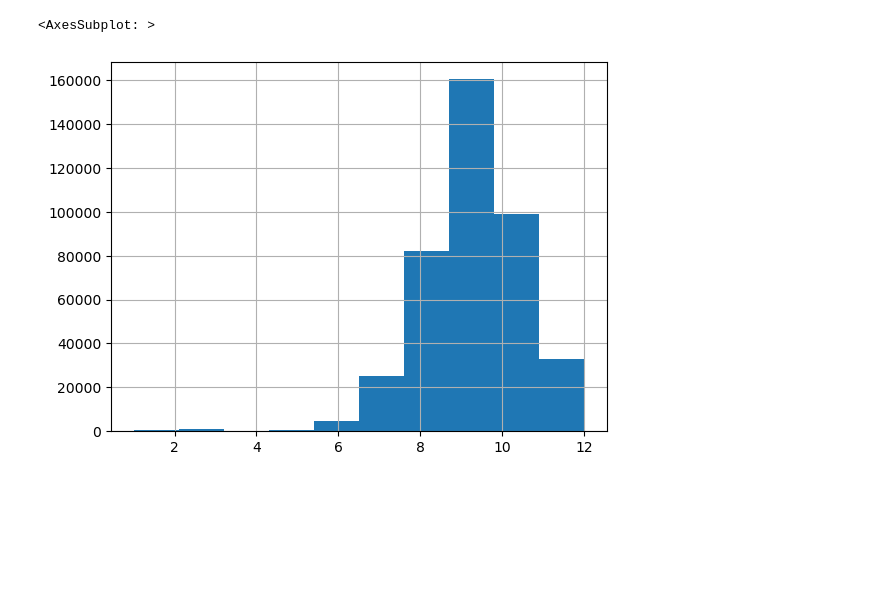
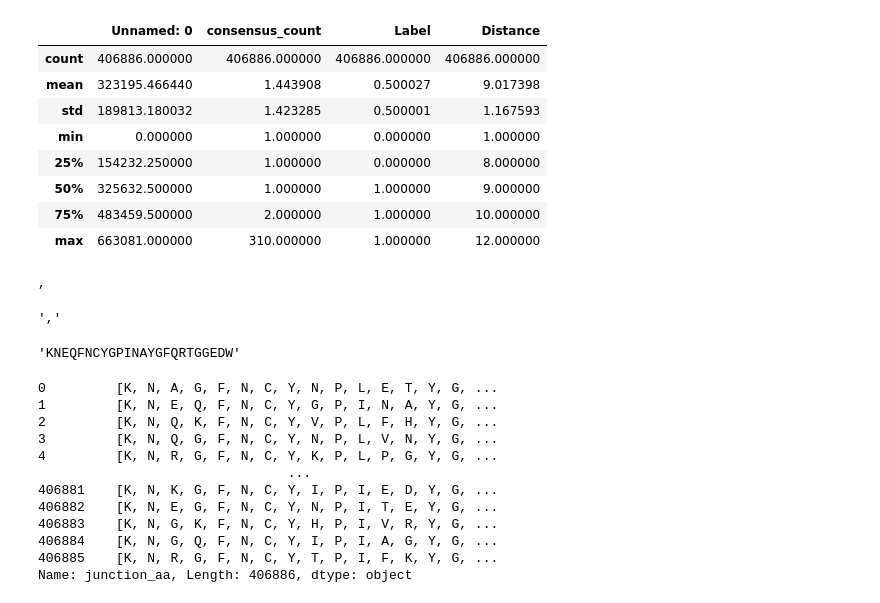
Before and after one commit to Fulmenius/Bioinformatics-Institute, a Jupyter notebook: Project/Train:Test Sequences/RNN_recon.ipynb, the cells around one changed output. Drawn from its saved outputs; the diff is of its cells as text; code cells hidden in the pictures; blank space fills up the shorter version.

```diff
--- a/Project/Train:Test Sequences/RNN_recon.ipynb
+++ b/Project/Train:Test Sequences/RNN_recon.ipynb
@@ -30,7 +30,57 @@ class ACE2Dataset(Dataset):
 ace2_dataset = ACE2Dataset('ACE2_train_data.csv')
 ace2_dataloader = DataLoader(ace2_dataset, batch_size=32, shuffle=True)
 # %%
-data.Distance.hist()
+data.describe()
 # %% [output]
-<AxesSubplot: >
-[figure, removed]
+|  | Unnamed: 0 | consensus_count | Label | Distance |
+| count | 406886.000000 | 406886.000000 | 406886.000000 | 406886.000000 |
+| mean | 323195.466440 | 1.443908 | 0.500027 | 9.017398 |
+| std | 189813.180032 | 1.423285 | 0.500001 | 1.167593 |
+| min | 0.000000 | 1.000000 | 0.000000 | 1.000000 |
+| 25% | 154232.250000 | 1.000000 | 0.000000 | 8.000000 |
+| 50% | 325632.500000 | 1.000000 | 1.000000 | 9.000000 |
+| 75% | 483459.500000 | 2.000000 | 1.000000 | 10.000000 |
+| max | 663081.000000 | 310.000000 | 1.000000 | 12.000000 |
+# %%
+import csv
+
+# read in the first few lines of the file
+with open('ACE2_train_data.csv', 'r') as f:
+    first_lines = [f.readline() for _ in range(10)]
+
+# use csv.Sniffer to determine the delimiter
+dialect = csv.Sniffer().sniff('\n'.join(first_lines))
+
+print(dialect.delimiter)
+
+# use the dialect object to read in the file
+#with open('ACE2_train_data.csv', 'r') as f:
+#    reader = csv.reader(f, dialect=dialect)
+#    for row in reader:
+#        # do something with the row data
+#        print(row)
+# %% [output]
+,
+# %%
+dialect.delimiter
+# %% [output]
+','
+# %%
+data.iloc[1, 1]
+# %% [output]
+'KNEQFNCYGPINAYGFQRTGGEDW'
+# %%
+data.iloc[:, 1].apply(list)
+# %% [output]
+0         [K, N, A, G, F, N, C, Y, N, P, L, E, T, Y, G, ...
+1         [K, N, E, Q, F, N, C, Y, G, P, I, N, A, Y, G, ...
+2         [K, N, Q, K, F, N, C, Y, V, P, L, F, H, Y, G, ...
+3         [K, N, Q, G, F, N, C, Y, N, P, L, V, N, Y, G, ...
+4         [K, N, R, G, F, N, C, Y, K, P, L, P, G, Y, G, ...
+                                ...
+406881    [K, N, K, G, F, N, C, Y, I, P, I, E, D, Y, G, ...
+406882    [K, N, E, G, F, N, C, Y, N, P, I, T, E, Y, G, ...
+406883    [K, N, G, K, F, N, C, Y, H, P, I, V, R, Y, G, ...
+406884    [K, N, G, Q, F, N, C, Y, I, P, I, A, G, Y, G, ...
+406885    [K, N, R, G, F, N, C, Y, T, P, I, F, K, Y, G, ...
+Name: junction_aa, Length: 406886, dtype: object
```
Also changed, not shown: parts of 40 cells of this notebook, 14 other files.
